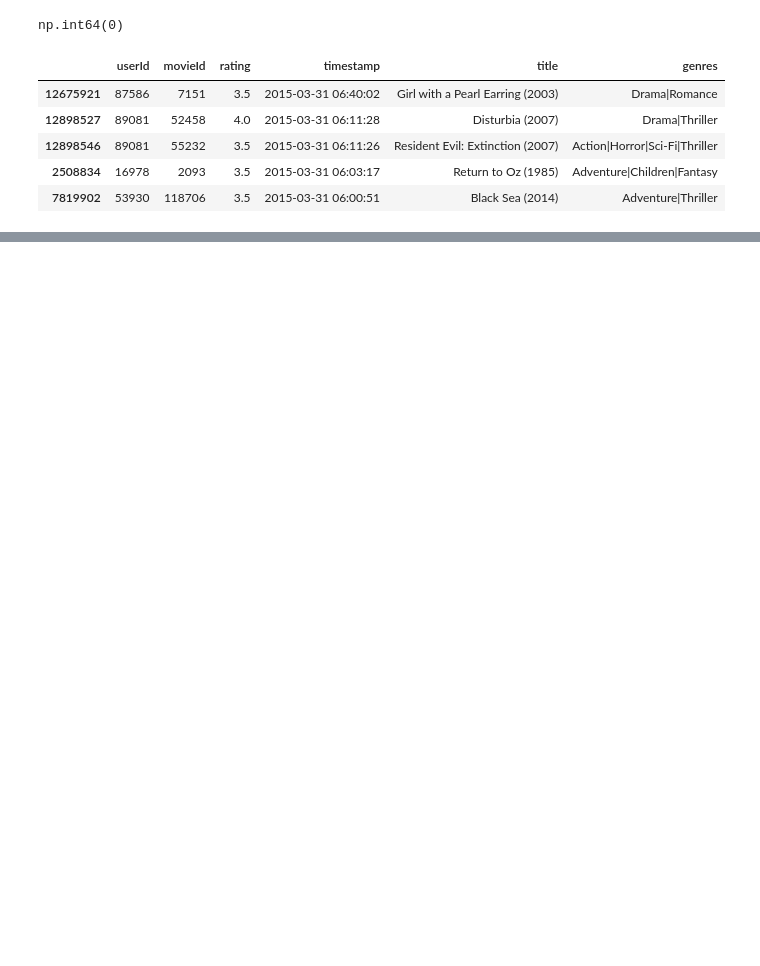
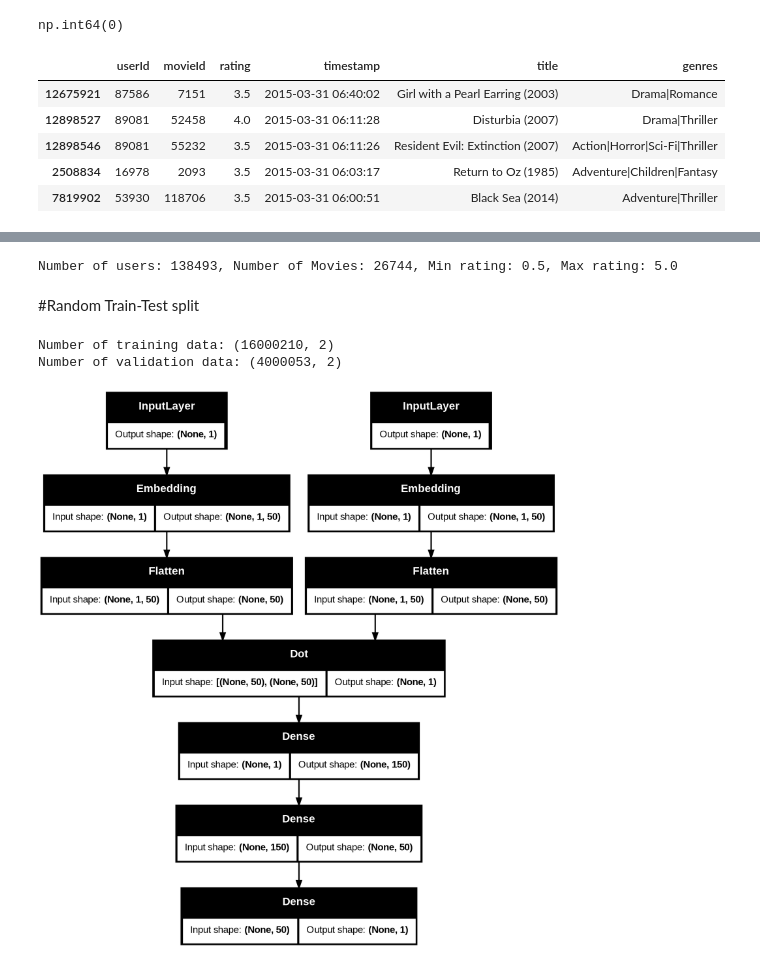
Before and after one commit to Wasan-Mohammed/movie_recommendation, a Jupyter notebook: Movie_Recommendation.ipynb, the cells around one changed output, grey strips where cells are left out. Cells and saved outputs as stored; diff of their text form; code cells hidden in the pictures; blank space fills up the shorter version.

```diff
--- a/Movie_Recommendation.ipynb
+++ b/Movie_Recommendation.ipynb
@@ -113,4 +118,0 @@ rating_filtered.head()
-# %%
-#implicit Feedback it's undirected rating we just predict
-#threshold = 4
-mr['interaction'] = (mr['rating'] >= 3.0).astype(int)
@@ -165,0 +143,14 @@ model.summary()
+# %%
+num_users = len(user2user_encoded)
+num_movies = len(movie2movie_encoded)
+mr['rating'] = mr['rating'].values.astype(np.float32)
+
+#min and max rating will be used to normalize the ratings later
+min_rating = min(mr['rating'])
+max_rating = max(mr['rating'])
+
+print('Number of users: {}, Number of Movies: {}, Min rating: {}, Max rating: {}'.format(num_users, num_movies, min_rating, max_rating))
+# %% [output]
+Number of users: 138493, Number of Movies: 26744, Min rating: 0.5, Max rating: 5.0
+# %% [markdown]
+#Random Train-Test split
@@ -166,2 +166,35 @@ model.summary()
+# %%
+print('Number of training data: {}\nNumber of validation data: {}'.format( x_train.shape, x_val.shape))
+# %% [output]
+Number of training data: (16000210, 2)
+Number of validation data: (4000053, 2)
+# %%
+from tensorflow.keras import regularizers
+#defining the model
+embedding_size = 50
+
+user_ips = layers.Input(shape=[1])
+user_embedding = layers.Embedding(num_users, embedding_size, embeddings_initializer ='he_normal',
+                                  embeddings_regularizer=keras.regularizers.l2(1e-6))(user_ips)
+
+user_vect= layers.Flatten()(user_embedding)
+
+movie_ips = layers.Input(shape=[1])
+movie_embedding = layers.Embedding(num_movies, embedding_size, embeddings_initializer='he_normal',
+                                   embeddings_regularizer=keras.regularizers.l2(1e-6))(movie_ips)
+movie_vect= layers.Flatten()(movie_embedding)
+
+prod = layers.Dot(axes=1)([user_vect, movie_vect])
+
+d1 = layers.Dense(150, kernel_initializer='he_normal')(prod)
+d2 = layers.Dense(50, kernel_initializer='he_normal')(d1)
+d3 = layers.Dense(1, kernel_regularizer=regularizers.l2(0.001))(d2)
+
+model= keras.Model([user_ips, movie_ips], d3)
+model.compile(optimizer='adam', loss='mean_squared_error')
+
+keras.utils.plot_model(model, show_shapes=True)
+# %% [output]
+[figure, added]
 # %%
 history = model.fit(
```
Also changed, not shown: parts of 35 cells of this notebook.
